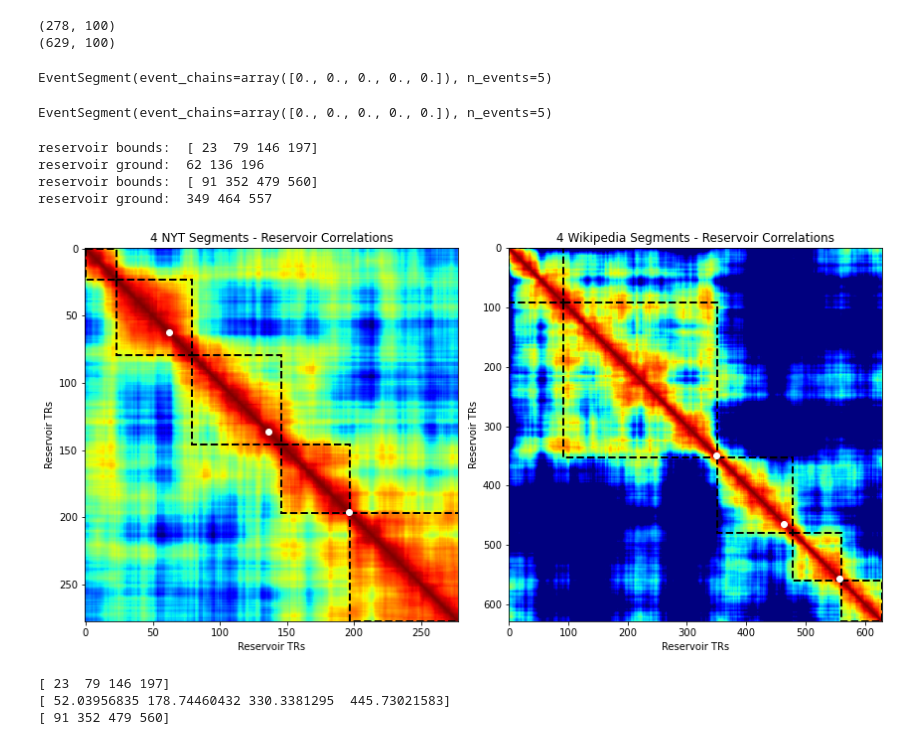
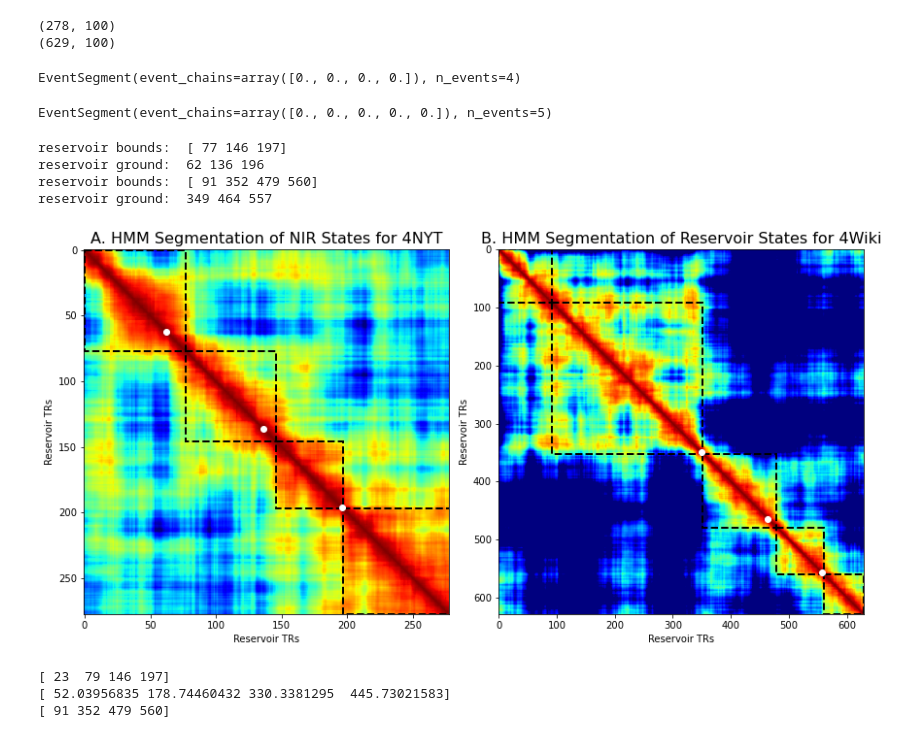
Before and after one commit to pfdominey/Narrative-Integration-Reservoir, a Jupyter notebook: Exp1-Simple-Segmentation.ipynb, the cells around one changed output. Drawn from its saved outputs; the diff is of its cells as text; code cells hidden in the pictures.

```diff
--- a/Exp1-Simple-Segmentation.ipynb
+++ b/Exp1-Simple-Segmentation.ipynb
@@ -12,8 +12,10 @@ from scipy.signal import gaussian, convolve
 from sklearn import decomposition
 import seaborn as sns
 # %%
-nyt4=np.load("NYT4-seed4-states.npy")
-igba=np.load("iss_gatsby_bond_archology-long-seed4-states.npy")
+#nyt4=np.load("NYT4-seed4-states.npy")
+#igba=np.load("iss_gatsby_bond_archology-long-seed4-states.npy")
+nyt4=np.load("Exp1-NYT4-states.npy")
+igba=np.load("Exp1-IGBA-states.npy")
 print(nyt4.shape)
 print(igba.shape)
 # %% [output]
@@ -24,7 +26,7 @@ print(igba.shape)
 ev1 = brainiak.eventseg.event.EventSegment(4)
 ev1.fit(nyt4)
 # %% [output]
-EventSegment(event_chains=array([0., 0., 0., 0., 0.]), n_events=5)
+EventSegment(event_chains=array([0., 0., 0., 0.]), n_events=4)
 # %%
 
 ev2 = brainiak.eventseg.event.EventSegment(5)
@@ -60,7 +62,7 @@ print('reservoir bounds: ',bounds)
 print('reservoir ground:  62 136 196')
 
 
-plt.title('4 NYT Segments - Reservoir Correlations')
+plt.title('A. HMM Segmentation of NIR States for 4NYT', fontsize = 16)
 plt.xlabel('Reservoir TRs')
 plt.ylabel('Reservoir TRs')
 
@@ -84,36 +86,36 @@ plt.plot(349,349,'wo')
 plt.plot(464,464,'wo')
 plt.plot(557,557,'wo')
 
 plt.imshow(np.corrcoef(igba),vmin=scale1, cmap=color)
 
 bounds = np.where(np.diff(np.argmax(ev2.segments_[0], axis=1)))[0]
 ax = plt.gca()
 bounds_aug = np.concatenate(([0],bounds,[nTR]))
 for i in range(len(bounds_aug)-1):
     rect = patches.Rectangle((bounds_aug[i],bounds_aug[i]),bounds_aug[i+1]-bounds_aug[i],bounds_aug[i+1]-bounds_aug[i],linewidth=2,linestyle='--', edgecolor=edge,facecolor='none')
     ax.add_patch(rect)
 
-plt.title('4 Wikipedia Segments - Reservoir Correlations')
+plt.title('B. HMM Segmentation of Reservoir States for 4Wiki', fontsize=16)
 
 plt.xlabel('Reservoir TRs')
 plt.ylabel('Reservoir TRs')
 print('reservoir bounds: ',bounds)
 print('reservoir ground:  349 464 557')
 
 
 
 
 
 
 
 fig.tight_layout()
 plt.savefig('HMM_NYT4-IGBA-seg-2panels.png', dpi=600)
 # %% [output]
-reservoir bounds:  [ 23  79 146 197]
+reservoir bounds:  [ 77 146 197]
 reservoir ground:  62 136 196
 reservoir bounds:  [ 91 352 479 560]
 reservoir ground:  349 464 557
-[figure, old version]
+[figure, new version]
 # %%
 ev1 = brainiak.eventseg.event.EventSegment(5)
 ev1.fit(nyt4)
```
Also changed, not shown: parts of 1 cell of this notebook.
